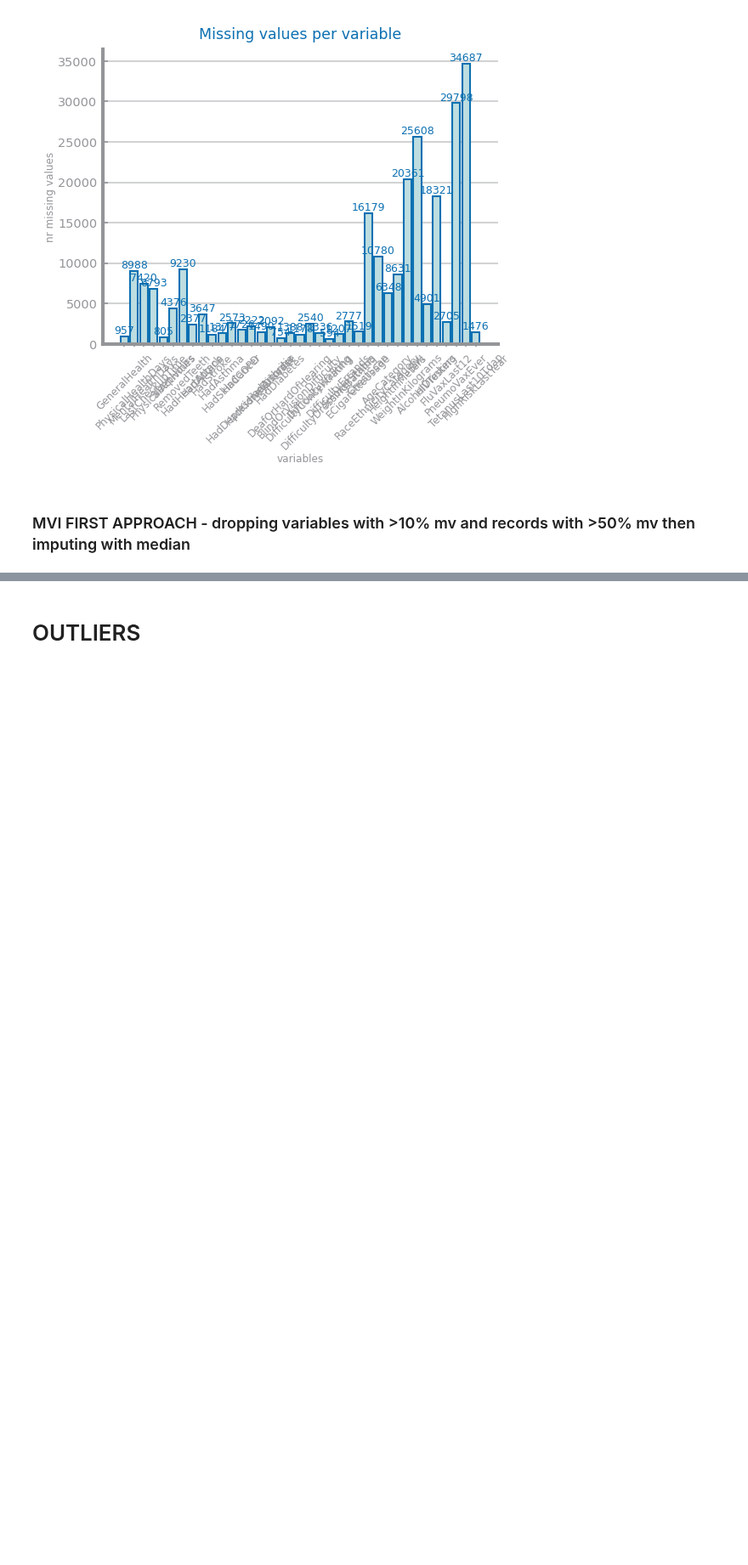
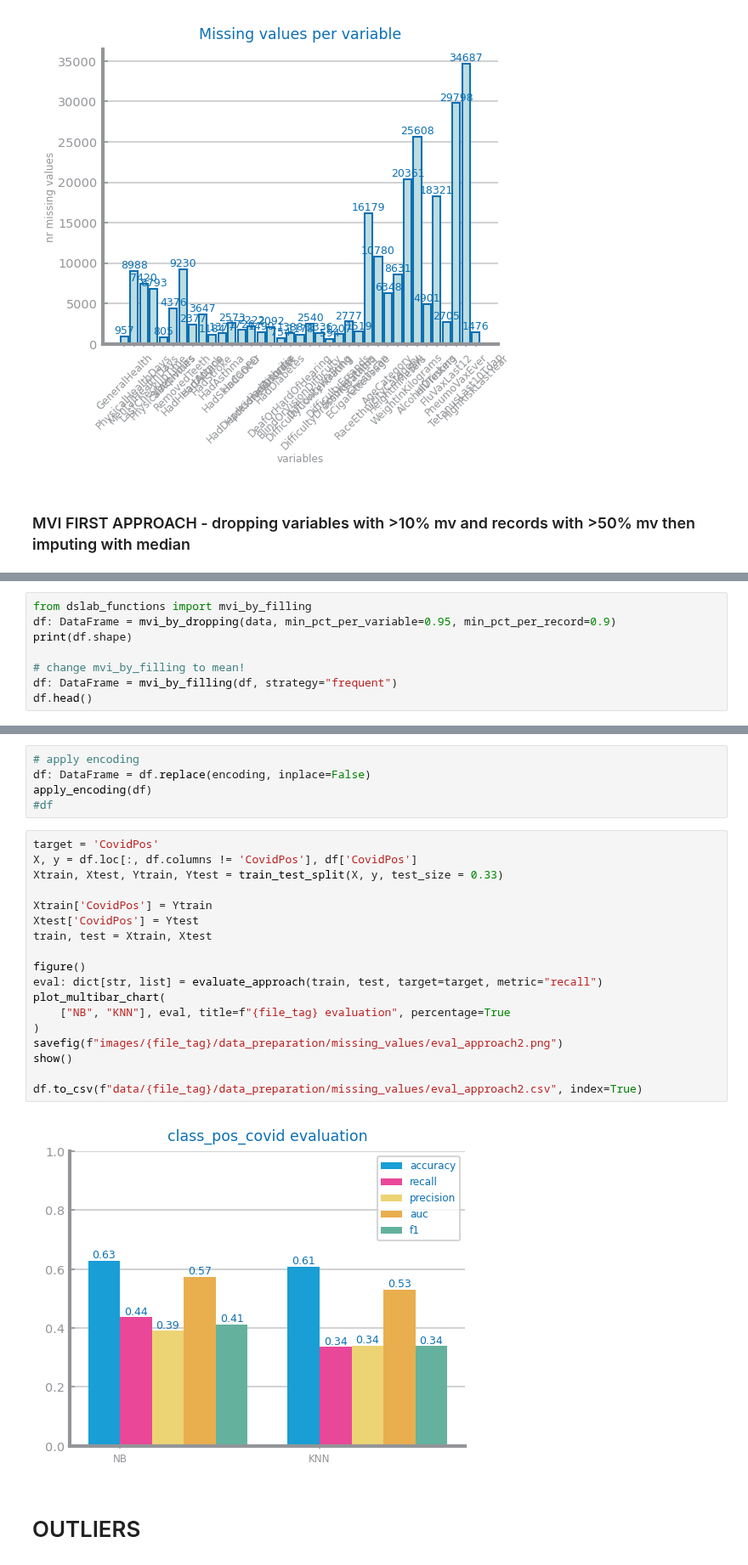
Before and after one commit to raquelfmcardoso/datascience-2023-2024-project, a Jupyter notebook: classification/covid_datapreparation.ipynb, the cells around one changed output, grey strips where cells are left out. Shown at 85% size. Saved outputs shown, nothing was run; the diff lists cells and outputs as text; blank space fills up the shorter version.

```diff
--- a/classification/covid_datapreparation.ipynb
+++ b/classification/covid_datapreparation.ipynb
@@ -322,0 +341,8 @@ df.head(10)
+# %%
+from dslab_functions import mvi_by_filling
+df: DataFrame = mvi_by_dropping(data, min_pct_per_variable=0.95, min_pct_per_record=0.9)
+print(df.shape)
+
+# change mvi_by_filling to mean!
+df: DataFrame = mvi_by_filling(df, strategy="frequent")
+df.head()
@@ -323,3 +358,28 @@ df.head(10)
+# %%
+# apply encoding
+df: DataFrame = df.replace(encoding, inplace=False)
+apply_encoding(df)
+#df
+# %%
+target = 'CovidPos'
+X, y = df.loc[:, df.columns != 'CovidPos'], df['CovidPos']
+Xtrain, Xtest, Ytrain, Ytest = train_test_split(X, y, test_size = 0.33)
+
+Xtrain['CovidPos'] = Ytrain
+Xtest['CovidPos'] = Ytest
+train, test = Xtrain, Xtest
+
+figure()
+eval: dict[str, list] = evaluate_approach(train, test, target=target, metric="recall")
+plot_multibar_chart(
+    ["NB", "KNN"], eval, title=f"{file_tag} evaluation", percentage=True
+)
+savefig(f"images/{file_tag}/data_preparation/missing_values/eval_approach2.png")
+show()
+
+df.to_csv(f"data/{file_tag}/data_preparation/missing_values/eval_approach2.csv", index=True)
+# %% [output]
+[figure, added]
 # %% [markdown]
 # OUTLIERS
 # %% [markdown]
```
Also changed, not shown: parts of 15 cells of this notebook, 1 other file.
